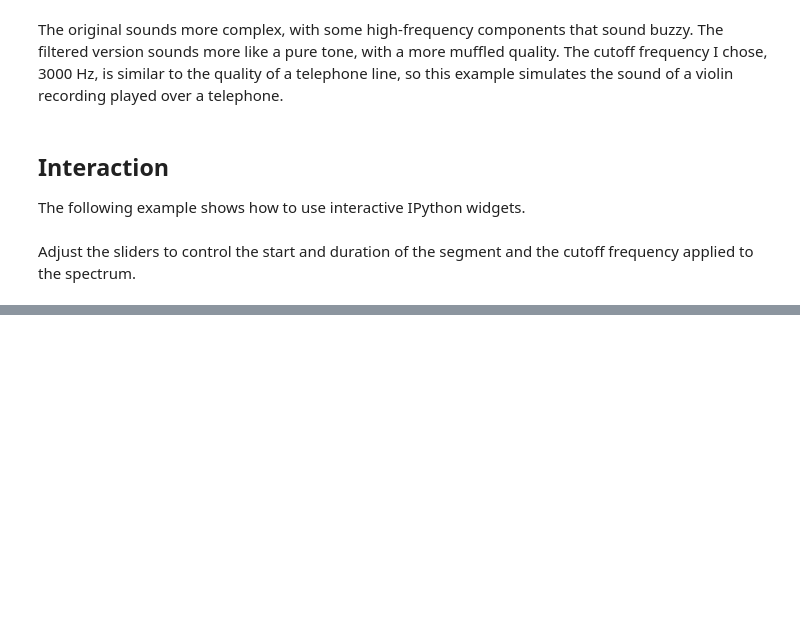
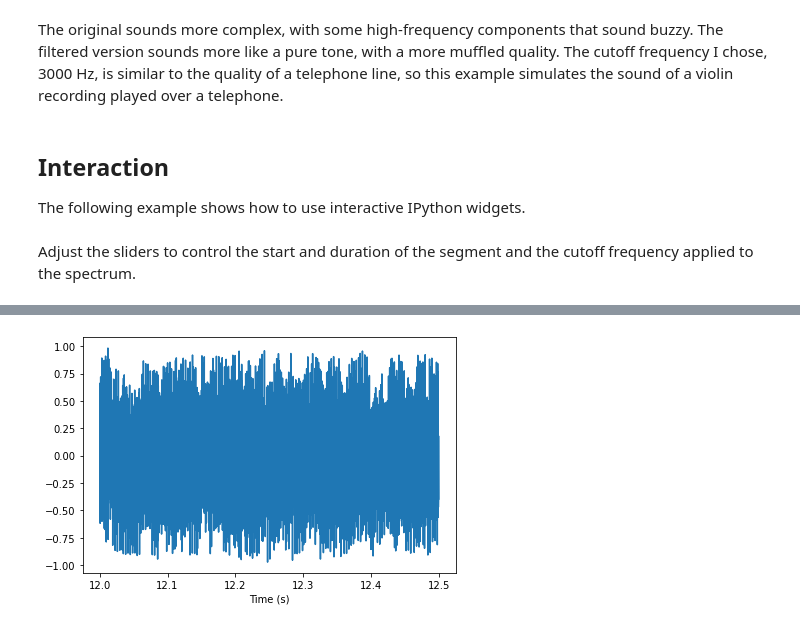
Before and after one commit to Jar-Cher/ThinkDSP, a Jupyter notebook: Labs/Lab1/chap01.ipynb, the cells around one changed output, grey strips where cells are left out. Cells and saved outputs as stored; diff of their text form; code cells hidden in the pictures; blank space fills up the shorter version.

```diff
--- a/Labs/Lab1/chap01.ipynb
+++ b/Labs/Lab1/chap01.ipynb
@@ -262,0 +287,4 @@ interact(filter_wave, wave=fixed(wave),
+# %%
+wave = read_wave('411626__asciiface__trance-string-in-d-4-4-120bpm.wav')
+
+wave.make_audio()
@@ -262,0 +293,7 @@ interact(filter_wave, wave=fixed(wave),
+# %%
+segment = wave.segment(12, 0.5)
+
+segment.plot()
+decorate(xlabel='Time (s)')
+segment.make_audio()
+# %% [output]
@@ -262,0 +301 @@ interact(filter_wave, wave=fixed(wave),
+[figure, added]
```
Also changed, not shown: parts of 20 cells of this notebook, 1 other file.
